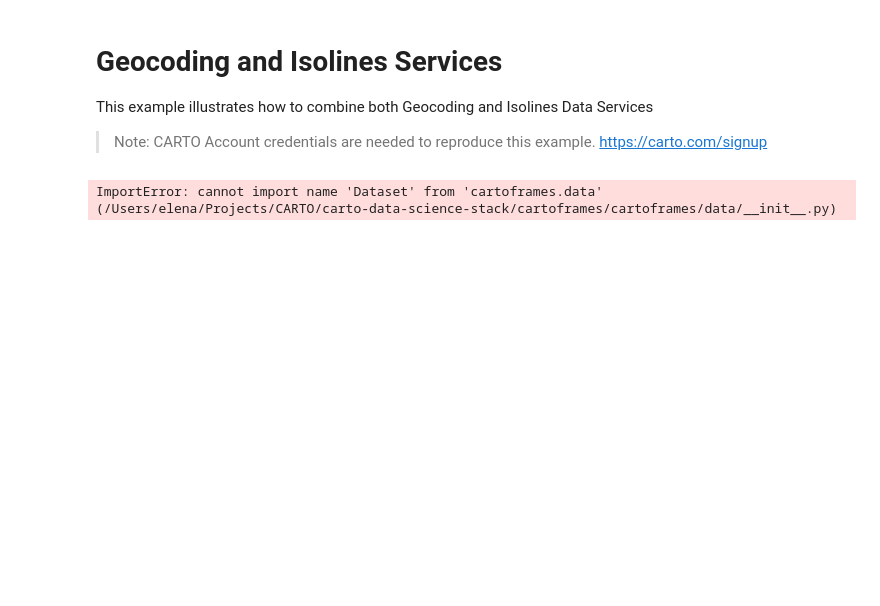
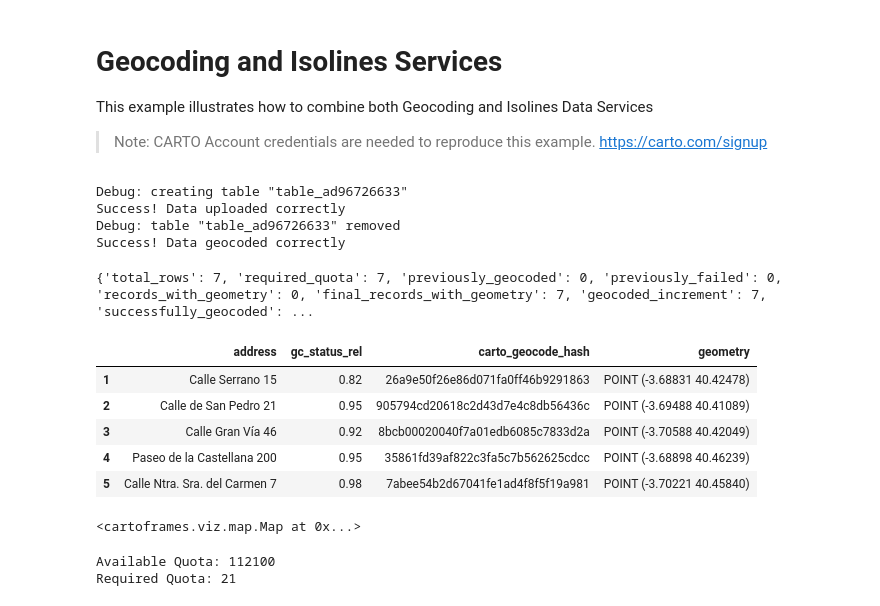
Before and after one commit to CartoDB/cartoframes, a Jupyter notebook: examples/data_services/geocoding_and_isolines.ipynb, the cells around one changed output. Drawn from its saved outputs; the diff is of its cells as text; code cells hidden in the pictures; blank space fills up the shorter version.

```diff
--- a/examples/data_services/geocoding_and_isolines.ipynb
+++ b/examples/data_services/geocoding_and_isolines.ipynb
@@ -29,21 +25,38 @@ df = pandas.DataFrame([
 )
 
 gc = Geocoding()
-df_data, df_metadata = gc.geocode(df, street='address', city={'value': 'Madrid'}, country={'value': 'Spain'})
+cdf, metadata = gc.geocode(df, street='address', city={'value': 'Madrid'}, country={'value': 'Spain'})
 # %% [output]
-ImportError: cannot import name 'Dataset' from 'cartoframes.data' (/Users/elena/Projects/CARTO/carto-data-science-stack/cartoframes/cartoframes/data/__init__.py)
+Debug: creating table "table_ad96726633"
+Success! Data uploaded correctly
+Debug: table "table_ad96726633" removed
+Success! Data geocoded correctly
 # %%
-print(df_metadata)
+print(metadata)
+# %% [output]
+{'total_rows': 7, 'required_quota': 7, 'previously_geocoded': 0, 'previously_failed': 0, 'records_with_geometry': 0, 'final_records_with_geometry': 7, 'geocoded_increment': 7, 'successfully_geocoded': ...
 # %%
-df_data.head()
+cdf.head()
+# %% [output]
+|  | address | gc_status_rel | carto_geocode_hash | geometry |
+| 1 | Calle Serrano 15 | 0.82 | 26a9e50f26e86d071fa0ff46b9291863 | POINT (-3.68831 40.42478) |
+| 2 | Calle de San Pedro 21 | 0.95 | 905794cd20618c2d43d7e4c8db56436c | POINT (-3.69488 40.41089) |
+| 3 | Calle Gran Vía 46 | 0.92 | 8bcb00020040f7a01edb6085c7833d2a | POINT (-3.70588 40.42049) |
+| 4 | Paseo de la Castellana 200 | 0.95 | 35861fd39af822c3fa5c7b562625cdcc | POINT (-3.68898 40.46239) |
+| 5 | Calle Ntra. Sra. del Carmen 7 | 0.98 | 7abee54b2d67041fe1ad4f8f5f19a981 | POINT (-3.70221 40.45840) |
 # %%
-df_data.viz()
+cdf.viz()
+# %% [output]
+<cartoframes.viz.map.Map at 0x...>
 # %%
 from cartoframes.data.services import Isolines
 
 iso_service = Isolines()
-isochrones = iso_service.isochrones(df_data, [100, 200, 300], mode='walk', dry_run=True)
+isochrones = iso_service.isochrones(cdf, [100, 200, 300], mode='walk', dry_run=True)
 
 print('Available Quota: {0}'.format(iso_service.available_quota()))
 print('Required Quota: {0}'.format(isochrones.metadata.get('required_quota')))
+# %% [output]
+Available Quota: 112100
+Required Quota: 21
 # %%
```
Also changed, not shown: parts of 5 cells of this notebook, 3 other files.
